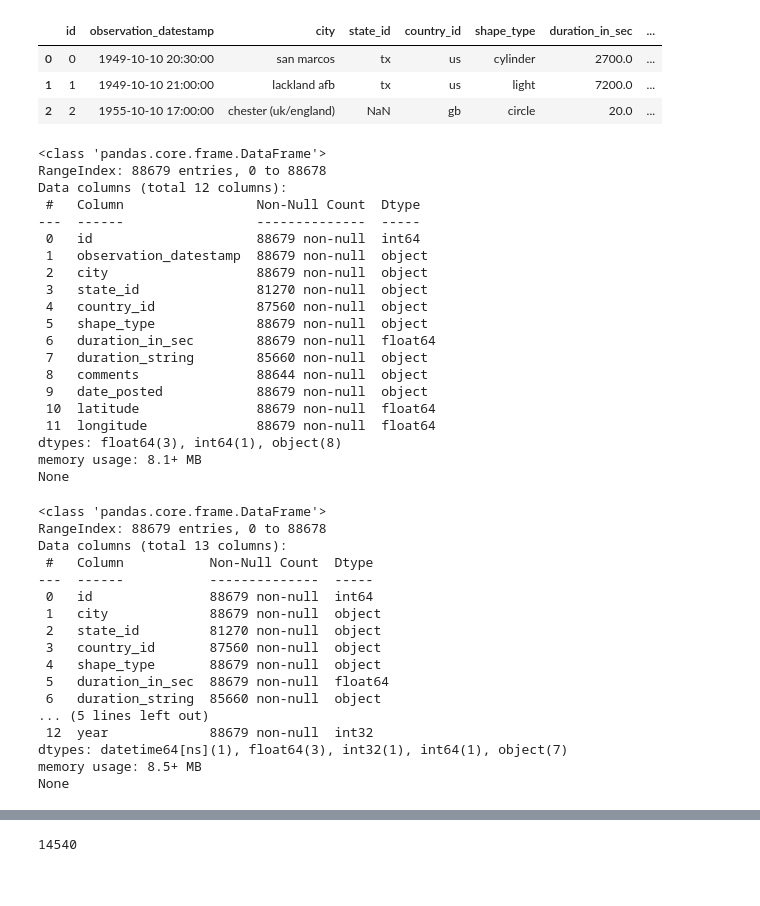
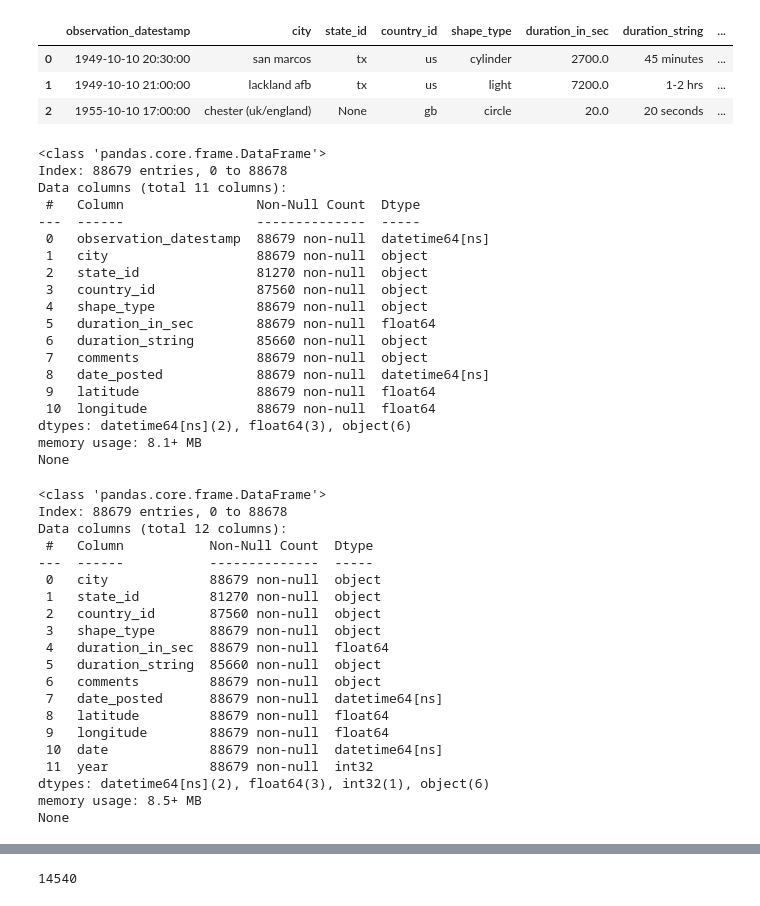
Before and after one commit to Alendart/ufo_project, a Jupyter notebook: UFO-data_cleansing.ipynb, the cells around one changed output, grey strips where cells are left out. Cells and saved outputs as stored; diff of their text form; code cells hidden in the pictures.

```diff
--- a/UFO-data_cleansing.ipynb
+++ b/UFO-data_cleansing.ipynb
@@ -3,37 +3,37 @@ import pandas as pd
 import pyarrow
 import openpyxl
 # %%
-df=pd.read_csv(r"C:\Python\complete_cleaned.csv",
+df=pd.read_csv(r"C:\Repos\ufo_project\data\complete_cleaned.csv",
                 sep=";",
                 header=0
                   )
+df = pd.read_parquet(r"C:\Repos\ufo_project\data\complete_cleaned.parquet")
 df.head(3)
 # %% [output]
-|  | id | observation_datestamp | city | state_id | country_id | shape_type | duration_in_sec | ... |
-| 0 | 0 | 1949-10-10 20:30:00 | san marcos | tx | us | cylinder | 2700.0 | ... |
-| 1 | 1 | 1949-10-10 21:00:00 | lackland afb | tx | us | light | 7200.0 | ... |
-| 2 | 2 | 1955-10-10 17:00:00 | chester (uk/england) | NaN | gb | circle | 20.0 | ... |
+|  | observation_datestamp | city | state_id | country_id | shape_type | duration_in_sec | duration_string | ... |
+| 0 | 1949-10-10 20:30:00 | san marcos | tx | us | cylinder | 2700.0 | 45 minutes | ... |
+| 1 | 1949-10-10 21:00:00 | lackland afb | tx | us | light | 7200.0 | 1-2 hrs | ... |
+| 2 | 1955-10-10 17:00:00 | chester (uk/england) | None | gb | circle | 20.0 | 20 seconds | ... |
 # %%
 print(df.info(show_counts=True))
 # %% [output]
 <class 'pandas.core.frame.DataFrame'>
-RangeIndex: 88679 entries, 0 to 88678
-Data columns (total 12 columns):
+Index: 88679 entries, 0 to 88678
+Data columns (total 11 columns):
  #   Column                 Non-Null Count  Dtype
 ---  ------                 --------------  -----
- 0   id                     88679 non-null  int64
- 1   observation_datestamp  88679 non-null  object
- 2   city                   88679 non-null  object
- 3   state_id               81270 non-null  object
- 4   country_id             87560 non-null  object
- 5   shape_type             88679 non-null  object
- 6   duration_in_sec        88679 non-null  float64
- 7   duration_string        85660 non-null  object
- 8   comments               88644 non-null  object
- 9   date_posted            88679 non-null  object
- 10  latitude               88679 non-null  float64
- 11  longitude              88679 non-null  float64
-dtypes: float64(3), int64(1), object(8)
+ 0   observation_datestamp  88679 non-null  datetime64[ns]
+ 1   city                   88679 non-null  object
+ 2   state_id               81270 non-null  object
+ 3   country_id             87560 non-null  object
+ 4   shape_type             88679 non-null  object
+ 5   duration_in_sec        88679 non-null  float64
+ 6   duration_string        85660 non-null  object
+ 7   comments               88679 non-null  object
+ 8   date_posted            88679 non-null  datetime64[ns]
+ 9   latitude               88679 non-null  float64
+ 10  longitude              88679 non-null  float64
+dtypes: datetime64[ns](2), float64(3), object(6)
 memory usage: 8.1+ MB
 None
 # %%
@@ -47,20 +47,23 @@ df.drop(columns="observation_datestamp",inplace=True)
 print(df.info(show_counts=True))
 # %% [output]
 <class 'pandas.core.frame.DataFrame'>
-RangeIndex: 88679 entries, 0 to 88678
-Data columns (total 13 columns):
+Index: 88679 entries, 0 to 88678
+Data columns (total 12 columns):
  #   Column           Non-Null Count  Dtype
 ---  ------           --------------  -----
- 0   id               88679 non-null  int64
- 1   city             88679 non-null  object
- 2   state_id         81270 non-null  object
- 3   country_id       87560 non-null  object
- 4   shape_type       88679 non-null  object
- 5   duration_in_sec  88679 non-null  float64
- 6   duration_string  85660 non-null  object
-... (5 lines left out)
- 12  year             88679 non-null  int32
-dtypes: datetime64[ns](1), float64(3), int32(1), int64(1), object(7)
+ 0   city             88679 non-null  object
+ 1   state_id         81270 non-null  object
+ 2   country_id       87560 non-null  object
+ 3   shape_type       88679 non-null  object
+ 4   duration_in_sec  88679 non-null  float64
+ 5   duration_string  85660 non-null  object
+ 6   comments         88679 non-null  object
+ 7   date_posted      88679 non-null  datetime64[ns]
+ 8   latitude         88679 non-null  float64
+ 9   longitude        88679 non-null  float64
+ 10  date             88679 non-null  datetime64[ns]
+ 11  year             88679 non-null  int32
+dtypes: datetime64[ns](2), float64(3), int32(1), object(6)
 memory usage: 8.5+ MB
 None
 # %%
```
Also changed, not shown: parts of 23 cells of this notebook, 3 other files.
